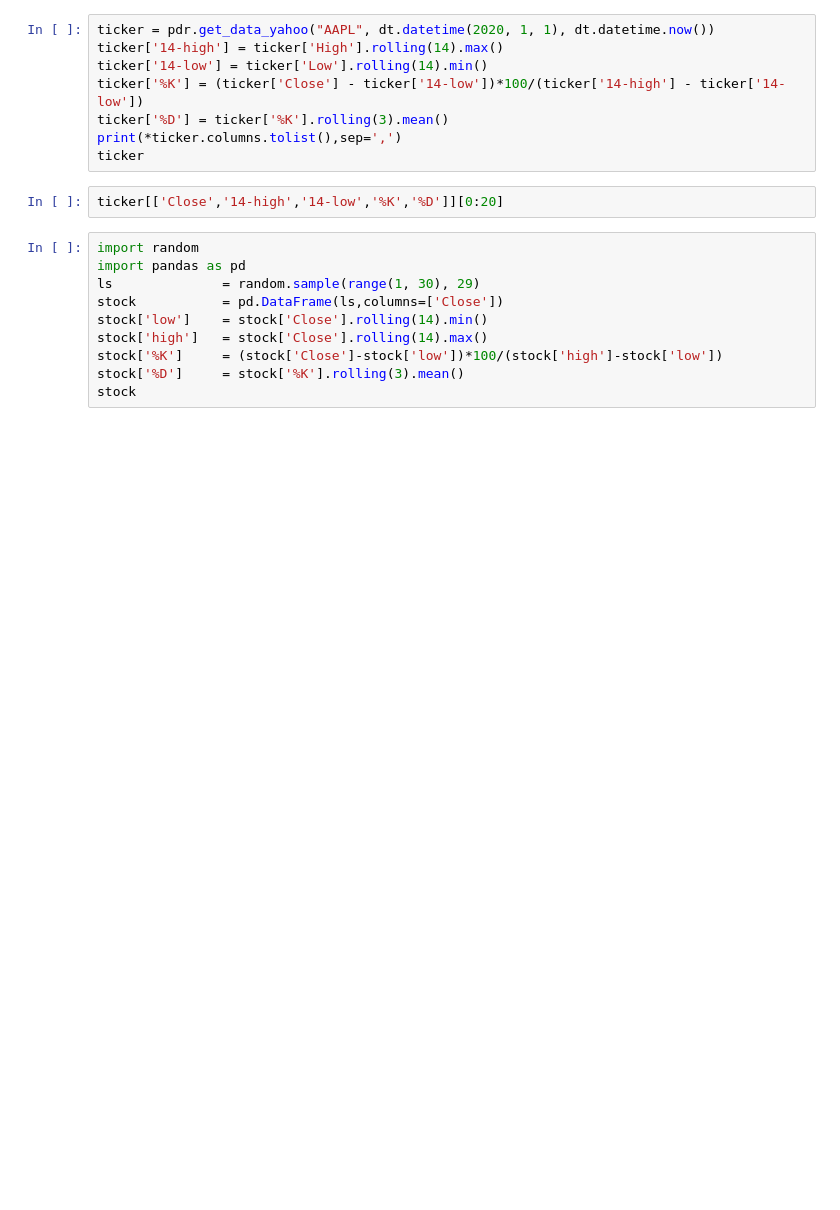
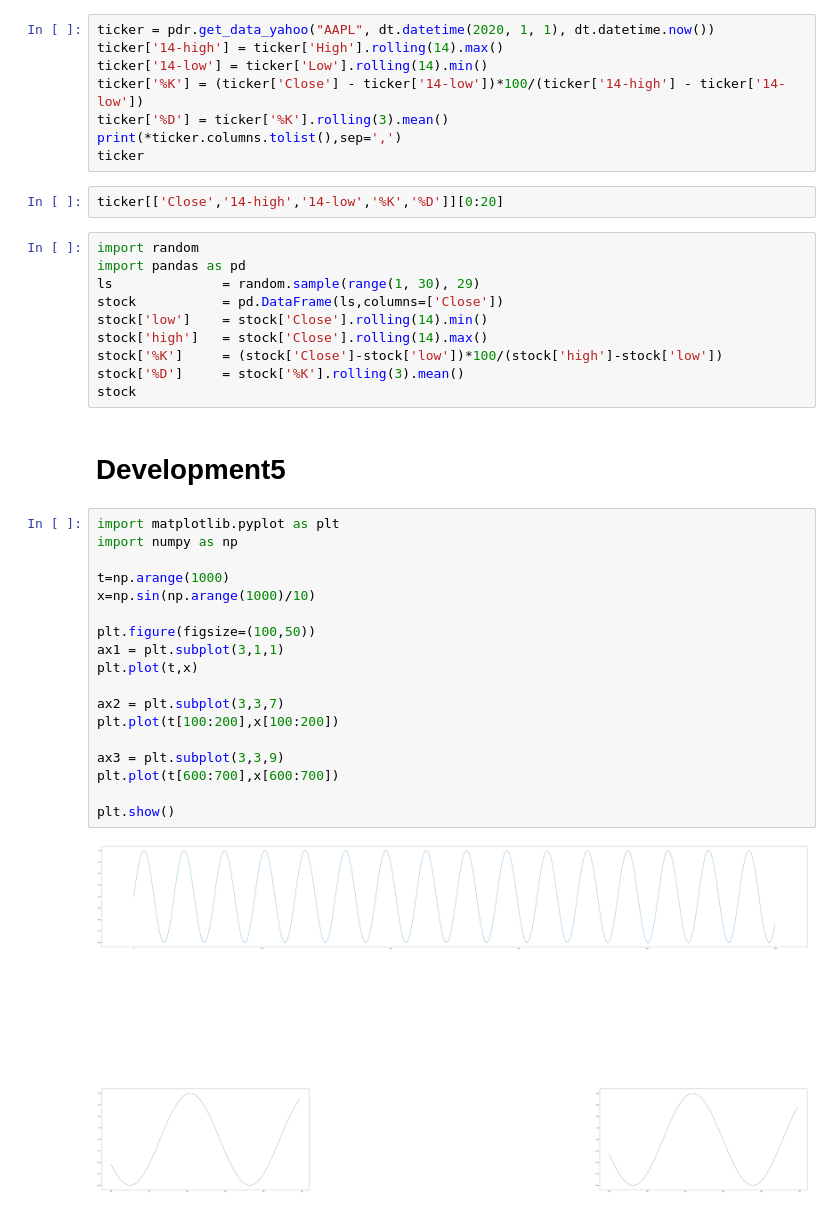
Before and after one commit to MarcoPluchino/2021_FinanceJupyterTutorial, a Jupyter notebook: rbt/notebook/wc_20220329_prova.ipynb, the cells around one changed output. Drawn from its saved outputs; the diff is of its cells as text; blank space fills up the shorter version.

```diff
--- a/rbt/notebook/wc_20220329_prova.ipynb
+++ b/rbt/notebook/wc_20220329_prova.ipynb
@@ -485,3 +467,25 @@ stock['high']   = stock['Close'].rolling(14).max()
 stock['%K']     = (stock['Close']-stock['low'])*100/(stock['high']-stock['low'])
 stock['%D']     = stock['%K'].rolling(3).mean()
 stock
+# %% [markdown]
+# Development5
+# %%
+import matplotlib.pyplot as plt
+import numpy as np
+
+t=np.arange(1000)
+x=np.sin(np.arange(1000)/10)
+
+plt.figure(figsize=(100,50))
+ax1 = plt.subplot(3,1,1)
+plt.plot(t,x)
+
+ax2 = plt.subplot(3,3,7)
+plt.plot(t[100:200],x[100:200])
+
+ax3 = plt.subplot(3,3,9)
+plt.plot(t[600:700],x[600:700])
+
+plt.show()
+# %% [output]
+[figure, added]
```
Also changed, not shown: parts of 6 cells of this notebook, 3 other files.
